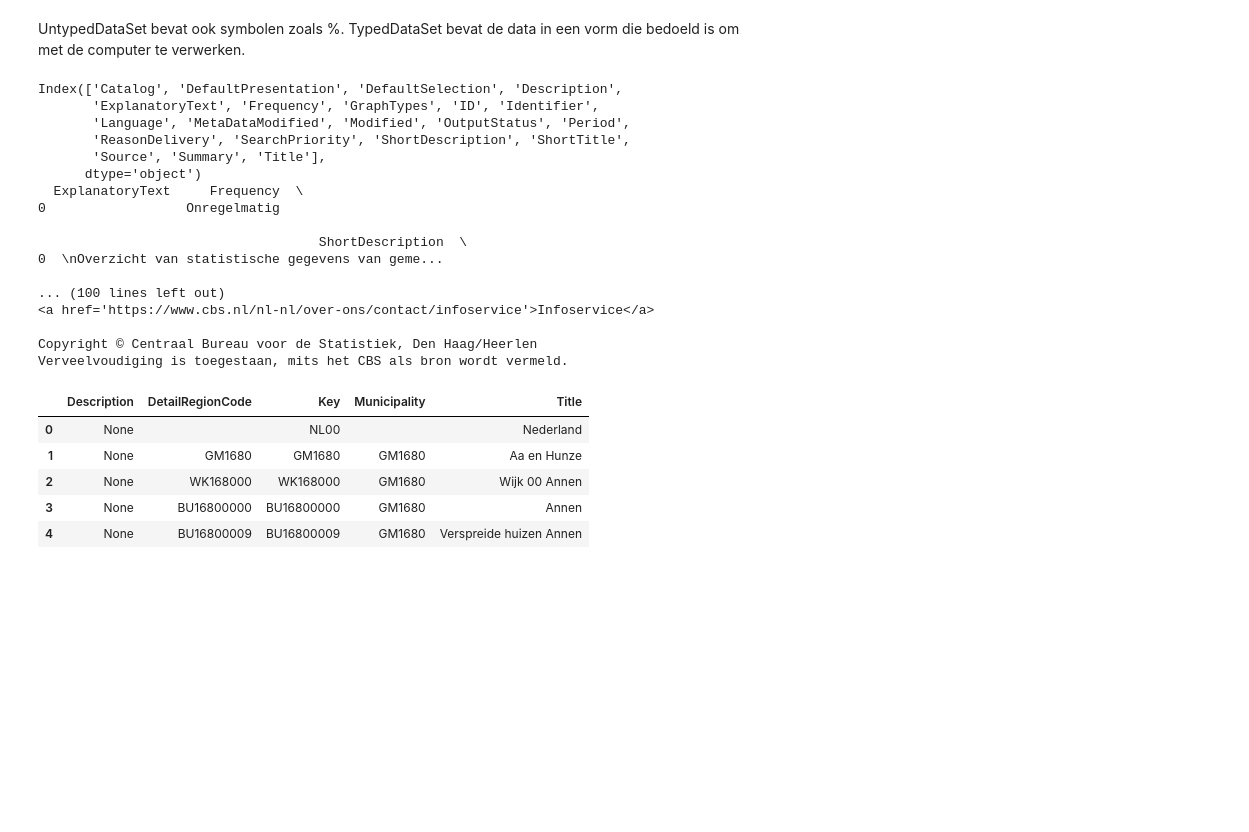
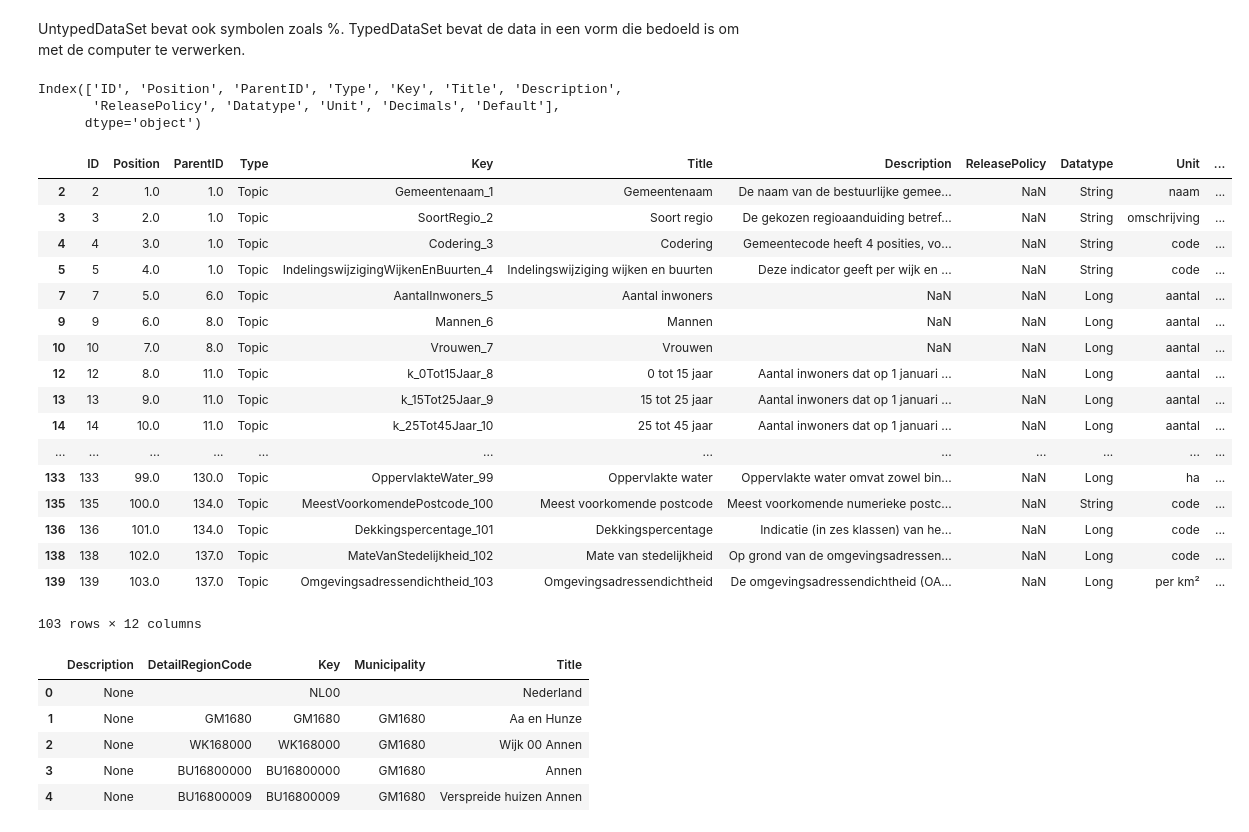
Before and after one commit to DanAugustus/KiesKaart, a Jupyter notebook: CBSparserOData3.ipynb, the cells around one changed output. Drawn from its saved outputs; the diff is of its cells as text; code cells hidden in the pictures; blank space fills up the shorter version.

```diff
--- a/CBSparserOData3.ipynb
+++ b/CBSparserOData3.ipynb
@@ -12,13 +14,16 @@ Het voornaamste verschil is dat Odata3 al op de klassieke (tidy) manier observat
 # %%
+import re
+import numpy as np
 import pandas as pd
 import requests
+import time
 
 def get_odata(target_url):
 
     """"
     De functie gebruikt een API genaamd OData om data van het CBS op te halen.
     De data wordt in stukken opgehaald en in een pandas dataframe gezet.
-    De URL moet er zo uitzien: "https://odata4.cbs.nl/CBS/83765NED"
+    De URL moet er zo uitzien: "https://opendata.cbs.nl/ODataApi/odata/84583NED"
     De code van de tabel die je zoekt vindt je via Statline.
     Ga naar de data in Statline op de website van het CBS en kijk naar de URL om de code te vinden.
     """
@@ -34,5 +39,7 @@ def get_odata(target_url):
             target_url = None
 
     return data
+# %%
+lastyear_url = "https://opendata.cbs.nl/ODataApi/odata/84583NED"
 # %%
 test = get_odata(lastyear_url)
@@ -53,25 +58,40 @@ test_info = get_odata(lastyear_url+"/TableInfos")
-# %%
-print(test_info.columns)
-print(test_info[['ExplanatoryText','Frequency','ShortDescription','ShortTitle','Summary','Title']])
-print(str(test_info['Description'].values[0]))
-# %% [output]
-Index(['Catalog', 'DefaultPresentation', 'DefaultSelection', 'Description',
-       'ExplanatoryText', 'Frequency', 'GraphTypes', 'ID', 'Identifier',
-       'Language', 'MetaDataModified', 'Modified', 'OutputStatus', 'Period',
-       'ReasonDelivery', 'SearchPriority', 'ShortDescription', 'ShortTitle',
-       'Source', 'Summary', 'Title'],
-      dtype='object')
-  ExplanatoryText     Frequency  \
-0                  Onregelmatig
-
-                                    ShortDescription  \
-0  \nOverzicht van statistische gegevens van geme...
-
-... (100 lines left out)
-<a href='https://www.cbs.nl/nl-nl/over-ons/contact/infoservice'>Infoservice</a>
-
-Copyright © Centraal Bureau voor de Statistiek, Den Haag/Heerlen
-Verveelvoudiging is toegestaan, mits het CBS als bron wordt vermeld.
+# %%
+metadata = True
+if metadata:
+    test_info = pd.read_csv("ODATA3features.csv",sep=";", header=1, skiprows = None)
+    print(test_info.columns)
+    feature_selection = test_info[test_info['Type'] == "Topic"]
+else:
+    test_info = get_odata(lastyear_url+"/TableInfos")
+    print(test_info.columns)
+    print(test_info[['ExplanatoryText','Frequency','ShortDescription','ShortTitle','Summary','Title']])
+    # aan te raden om op te slaan als csv en te openen met kladblok.
+    # Ook te verkrijgen door metadata te downloaden in Statline-portaal
+# %% [output]
+Index(['ID', 'Position', 'ParentID', 'Type', 'Key', 'Title', 'Description',
+       'ReleasePolicy', 'Datatype', 'Unit', 'Decimals', 'Default'],
+      dtype='object')
+# %%
+feature_selection
+# %% [output]
+|  | ID | Position | ParentID | Type | Key | Title | Description | ReleasePolicy | Datatype | Unit | ... |
+| 2 | 2 | 1.0 | 1.0 | Topic | Gemeentenaam_1 | Gemeentenaam | De naam van de bestuurlijke gemee... | NaN | String | naam | ... |
+| 3 | 3 | 2.0 | 1.0 | Topic | SoortRegio_2 | Soort regio | De gekozen regioaanduiding betref... | NaN | String | omschrijving | ... |
+| 4 | 4 | 3.0 | 1.0 | Topic | Codering_3 | Codering | Gemeentecode heeft 4 posities, vo... | NaN | String | code | ... |
+| 5 | 5 | 4.0 | 1.0 | Topic | IndelingswijzigingWijkenEnBuurten_4 | Indelingswijziging wijken en buurten | Deze indicator geeft per wijk en ... | NaN | String | code | ... |
+| 7 | 7 | 5.0 | 6.0 | Topic | AantalInwoners_5 | Aantal inwoners | NaN | NaN | Long | aantal | ... |
+| 9 | 9 | 6.0 | 8.0 | Topic | Mannen_6 | Mannen | NaN | NaN | Long | aantal | ... |
+| 10 | 10 | 7.0 | 8.0 | Topic | Vrouwen_7 | Vrouwen | NaN | NaN | Long | aantal | ... |
+| 12 | 12 | 8.0 | 11.0 | Topic | k_0Tot15Jaar_8 | 0 tot 15 jaar | Aantal inwoners dat op 1 januari ... | NaN | Long | aantal | ... |
+| 13 | 13 | 9.0 | 11.0 | Topic | k_15Tot25Jaar_9 | 15 tot 25 jaar | Aantal inwoners dat op 1 januari ... | NaN | Long | aantal | ... |
+| 14 | 14 | 10.0 | 11.0 | Topic | k_25Tot45Jaar_10 | 25 tot 45 jaar | Aantal inwoners dat op 1 januari ... | NaN | Long | aantal | ... |
+| ... | ... | ... | ... | ... | ... | ... | ... | ... | ... | ... | ... |
+| 133 | 133 | 99.0 | 130.0 | Topic | OppervlakteWater_99 | Oppervlakte water | Oppervlakte water omvat zowel bin... | NaN | Long | ha | ... |
+| 135 | 135 | 100.0 | 134.0 | Topic | MeestVoorkomendePostcode_100 | Meest voorkomende postcode | Meest voorkomende numerieke postc... | NaN | String | code | ... |
+| 136 | 136 | 101.0 | 134.0 | Topic | Dekkingspercentage_101 | Dekkingspercentage | Indicatie (in zes klassen) van he... | NaN | Long | code | ... |
+| 138 | 138 | 102.0 | 137.0 | Topic | MateVanStedelijkheid_102 | Mate van stedelijkheid | Op grond van de omgevingsadressen... | NaN | Long | code | ... |
+| 139 | 139 | 103.0 | 137.0 | Topic | Omgevingsadressendichtheid_103 | Omgevingsadressendichtheid | De omgevingsadressendichtheid (OA... | NaN | Long | per km² | ... |
+103 rows × 12 columns
 # %%
 test_wijken=get_odata(lastyear_url+"/WijkenEnBuurten")
 test_wijken.head()
```
Also changed, not shown: parts of 20 cells of this notebook, 1 other file.
